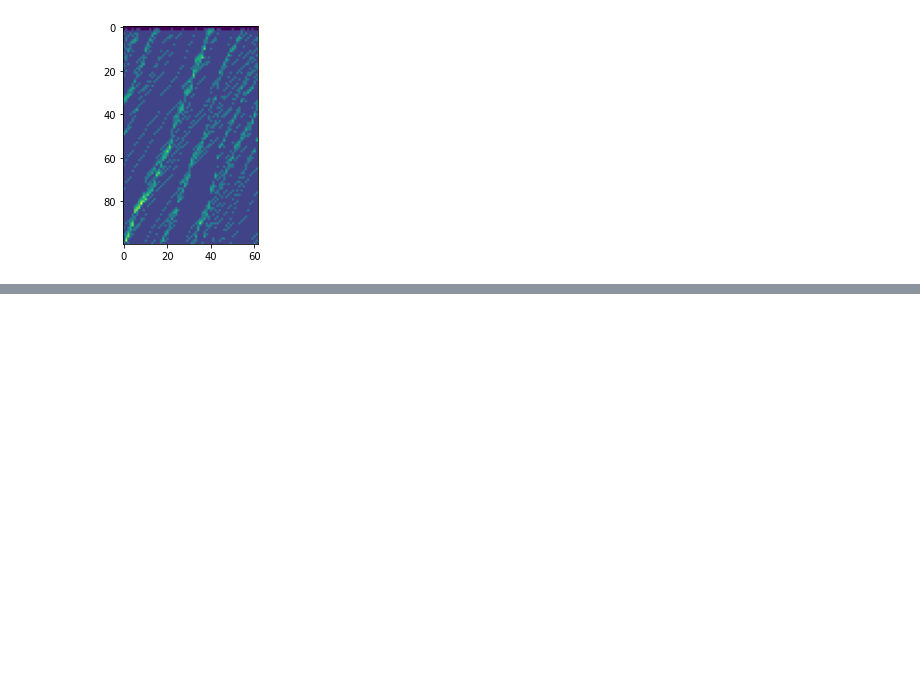
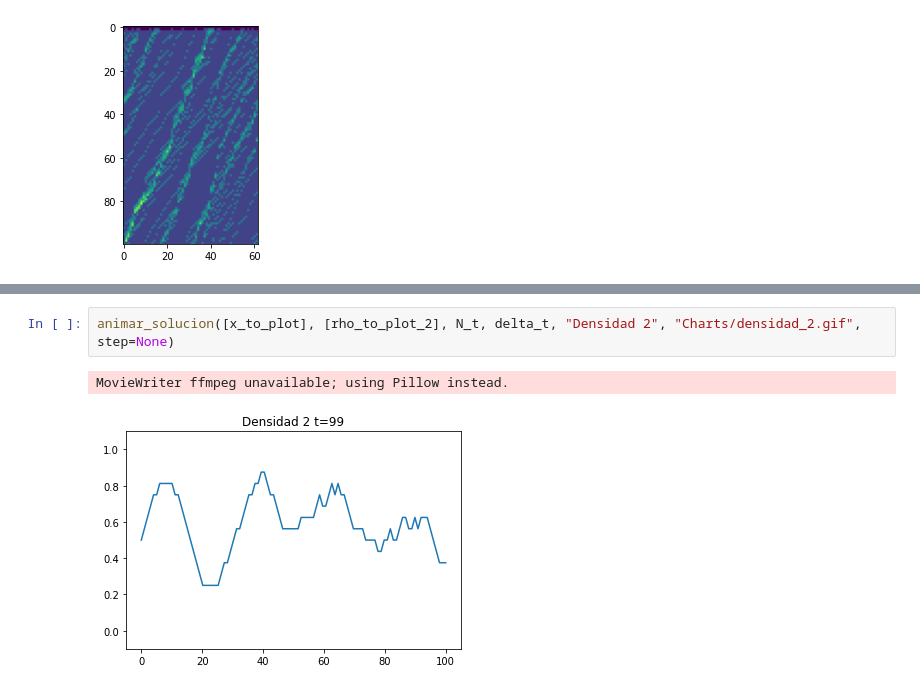
Before and after one commit to ElTapia/Jamiton, a Jupyter notebook: First_order_traffic_model/Cellular model.ipynb, the cells around one changed output, grey strips where cells are left out. Saved outputs shown, nothing was run; the diff lists cells and outputs as text; blank space fills up the shorter version.

```diff
--- a/First_order_traffic_model/Cellular model.ipynb
+++ b/First_order_traffic_model/Cellular model.ipynb
@@ -191,0 +230,5 @@ plt.show()
+# %%
+animar_solucion([x_to_plot], [rho_to_plot_2], N_t, delta_t, "Densidad 2", "Charts/densidad_2.gif", step=None)
+# %% [output]
+MovieWriter ffmpeg unavailable; using Pillow instead.
+[figure, added]
```
Also changed, not shown: parts of 4 cells of this notebook.
